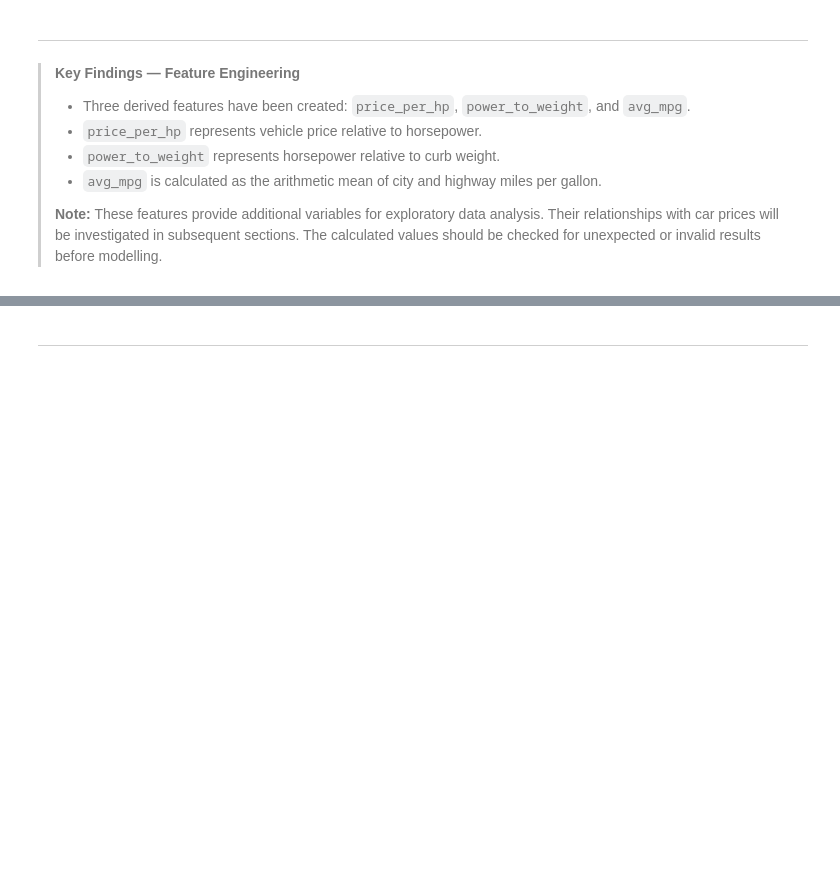
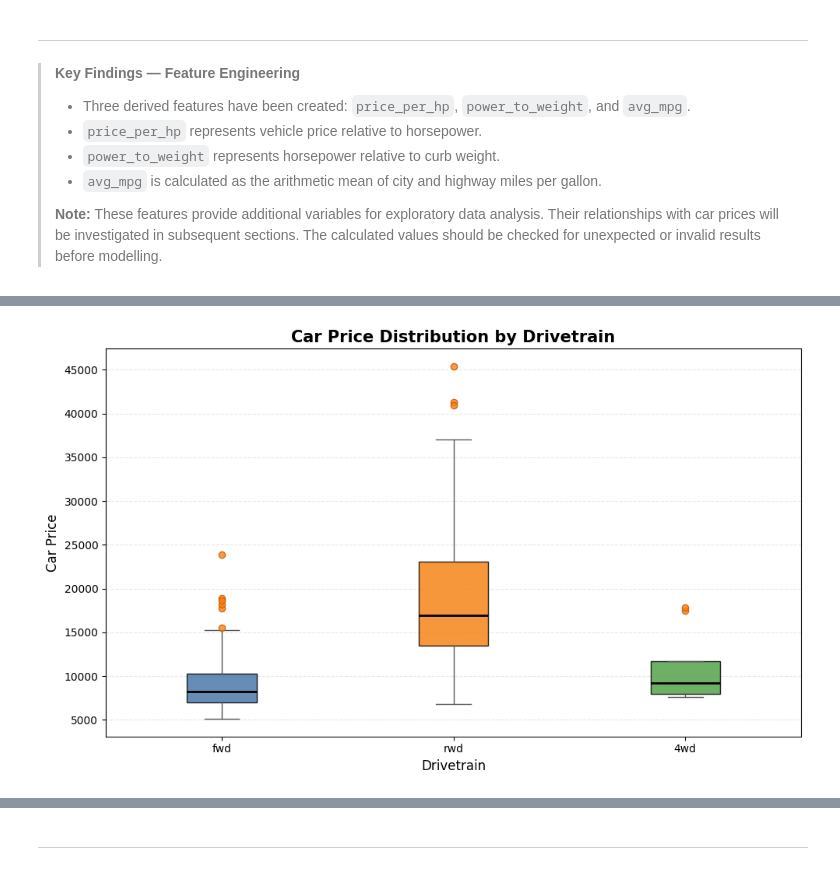
Before and after one commit to nastarannaseri79-afk/car-price-predictive-analysis, a Jupyter notebook: jupyter_notebooks/Notebook_Template.ipynb, the cells around one changed output, grey strips where cells are left out. Saved outputs shown, nothing was run; the diff lists cells and outputs as text; code cells hidden in the pictures; blank space fills up the shorter version.

```diff
--- a/jupyter_notebooks/Notebook_Template.ipynb
+++ b/jupyter_notebooks/Notebook_Template.ipynb
@@ -475,0 +1119,52 @@ df.describe()
+# %%
+# Compare car prices across drivetrain categories
+fig, ax = plt.subplots(figsize=(10, 6))
+
+# Prepare prices for each drivetrain
+drivewheel_categories = ["fwd", "rwd", "4wd"]
+
+price_data = [
+    df.loc[df["drivewheel"] == category, "price"].dropna()
+    for category in drivewheel_categories
+]
+
+# Create the boxplot
+boxplot = ax.boxplot(
+    price_data,
+    labels=drivewheel_categories,
+    patch_artist=True,
+    medianprops={"color": "black", "linewidth": 2},
+    whiskerprops={"color": "#555555"},
+    capprops={"color": "#555555"},
+    flierprops={
+        "marker": "o",
+        "markerfacecolor": "#FF7F0E",
+        "markeredgecolor": "#C45A00",
+        "alpha": 0.8
+    }
+)
+
+# Apply a different colour to each drivetrain
+colors = ["#4C78A8", "#F58518", "#54A24B"]
+
+for patch, color in zip(boxplot["boxes"], colors):
+    patch.set_facecolor(color)
+    patch.set_alpha(0.85)
+
+# Add titles and labels
+ax.set_title(
+    "Car Price Distribution by Drivetrain",
+    fontsize=15,
+    fontweight="bold"
+)
+ax.set_xlabel("Drivetrain", fontsize=12)
+ax.set_ylabel("Car Price", fontsize=12)
+
+# Add horizontal gridlines
+ax.yaxis.grid(True, linestyle="--", alpha=0.3)
+ax.set_axisbelow(True)
+
+plt.tight_layout()
+plt.show()
+# %% [output]
+[figure, added]
```
Also changed, not shown: parts of 67 cells of this notebook.
